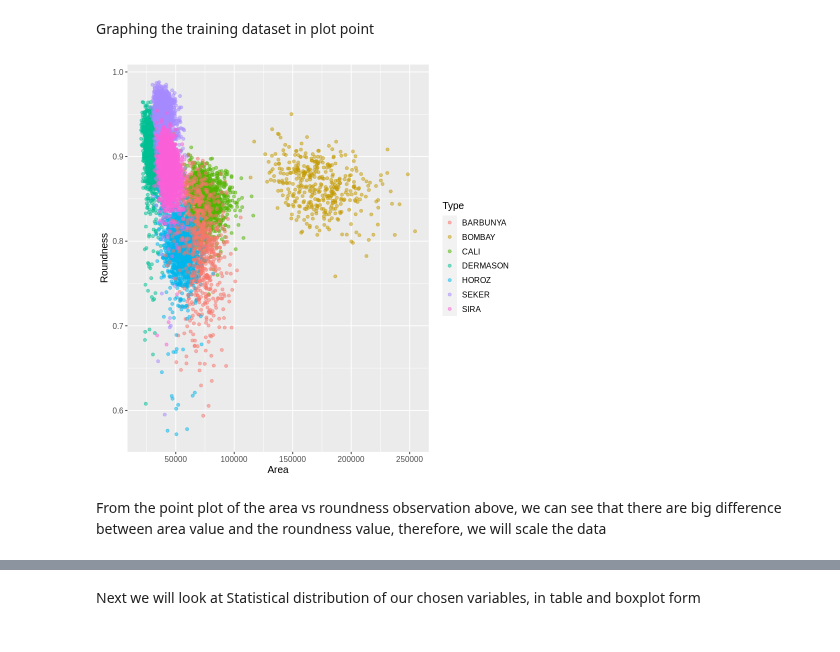
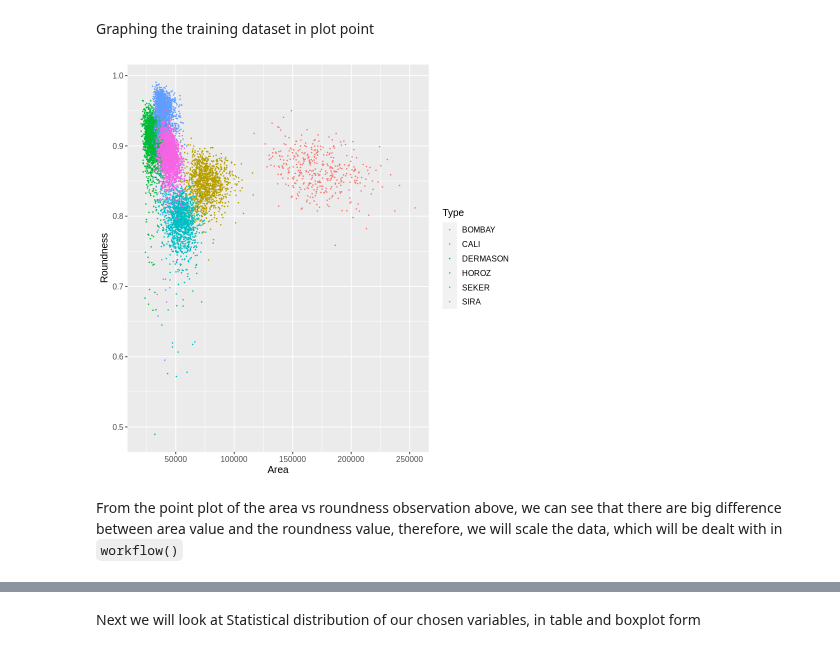
Before and after one commit to emeraldnqa/Bean-Type-Classfiifcation, a Jupyter notebook: proposal code.ipynb, the cells around one changed output, grey strips where cells are left out. Cells and saved outputs as stored; diff of their text form; code cells hidden in the pictures.

```diff
--- a/proposal code.ipynb
+++ b/proposal code.ipynb
@@ -52,0 +73,6 @@ A tibble: 13611 × 17
+# %%
+select_bean <- bean |>
+                select("Area","roundness","Class")|>
+                filter(Class != "BARBUNYA")|>
+                mutate(Class = as.factor(Class))
+select_bean
@@ -56,7 +103,7 @@ Splitting the dataset into training and testing
 ##Creating training and testing dataset
 
 set.seed(2022)
-bean_split <- initial_split(bean, prop = 0.75, strata = Class)
+bean_split <- initial_split(select_bean, prop = 0.75, strata = Class)
 bean_train <- training(bean_split)
 bean_test <- testing(bean_split)
 # %% [markdown]
@@ -64,15 +111,15 @@ Graphing the training dataset in plot point
 # %%
 #Graphing the training dataset
 
 area_round_plot <- bean_train |>
   ggplot(aes(x = Area, y = roundness, color = Class)) +
-  geom_point(alpha = 0.5) +
+  geom_point(size = 0.2) +
   labs(x = "Area",
        y = "Roundness",
        color = "Type") +
   theme(text = element_text(size = 12))
 area_round_plot
 # %% [output]
-[figure, old version]
+[figure, new version]
 # %% [markdown]
-From the point plot of the area vs roundness observation above, we can see that there are big difference between area value and the roundness value, therefore, we will scale the data
+From the point plot of the area vs roundness observation above, we can see that there are big difference between area value and the roundness value, therefore, we will scale the data, which will be dealt with in `workflow()`
```
Also changed, not shown: parts of 16 cells of this notebook.
